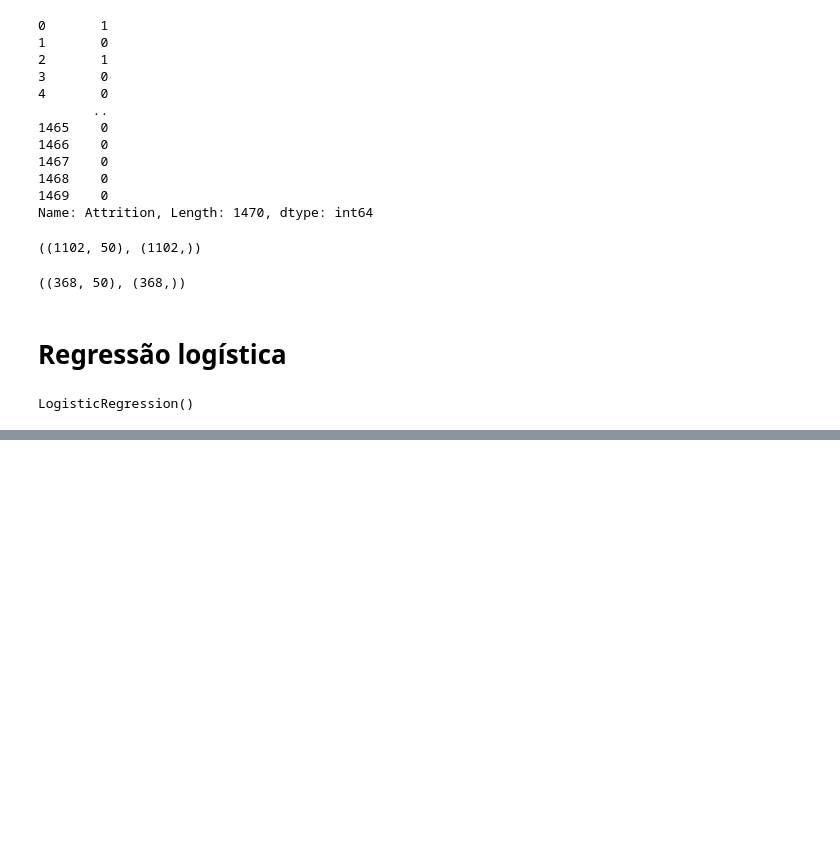
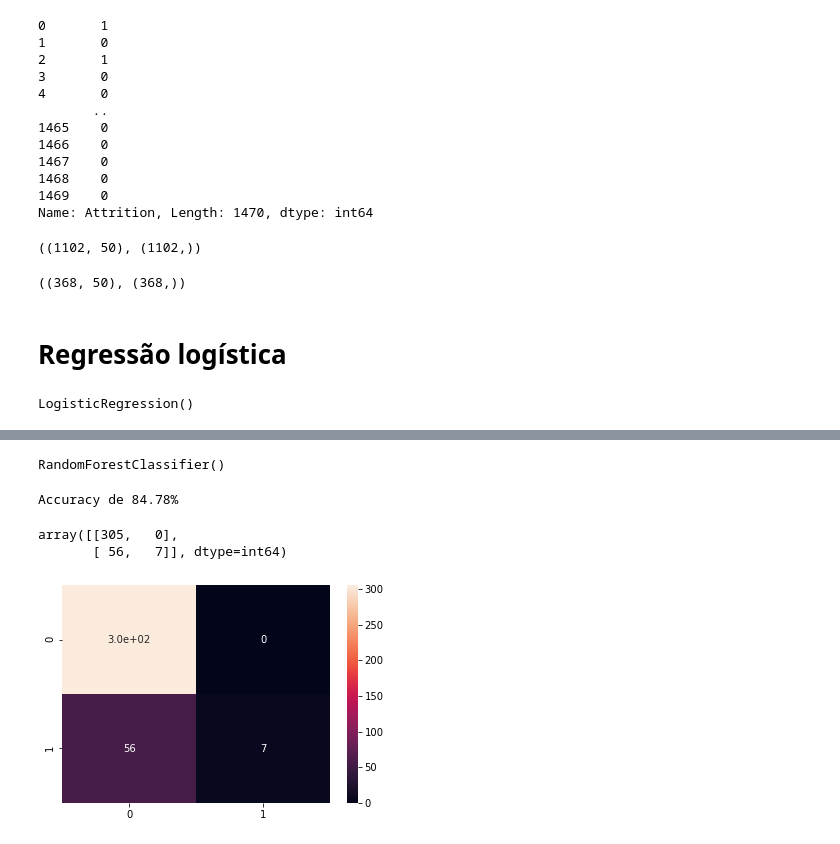
Before and after one commit to caiquemiranda/machine-learning-business-python, a Jupyter notebook: RH-department.ipynb, the cells around one changed output, grey strips where cells are left out. Cells and saved outputs as stored; diff of their text form; code cells hidden in the pictures; blank space fills up the shorter version.

```diff
--- a/RH-department.ipynb
+++ b/RH-department.ipynb
@@ -579,0 +585,29 @@ weighted avg       0.88      0.89      0.87       368
+# %%
+# criação do modelo Random Forest
+RFmodel = RandomForestClassifier()
+# %%
+# treinamento
+RFmodel.fit(X_treino, y_treino)
+# %% [output]
+RandomForestClassifier()
+# %%
+# previsão usando Random Forest
+RFprev = RFmodel.predict(X_teste)
+# %%
+# accuracy do modelo
+RLa = accuracy_score(y_teste, RFprev)
+print(f'Accuracy de {RLa:2.2%} ')
+# %% [output]
+Accuracy de 84.78%
+# %%
+# analise usando matrix de confusão
+cm = confusion_matrix(y_teste, RFprev)
+cm
+# %% [output]
+array([[305,   0],
+       [ 56,   7]], dtype=int64)
+# %%
+# matrix de confusão do modelo
+sns.heatmap(cm, annot=True);
+# %% [output]
+[figure, added]
```
Also changed, not shown: parts of 44 cells of this notebook, 1 other file.
